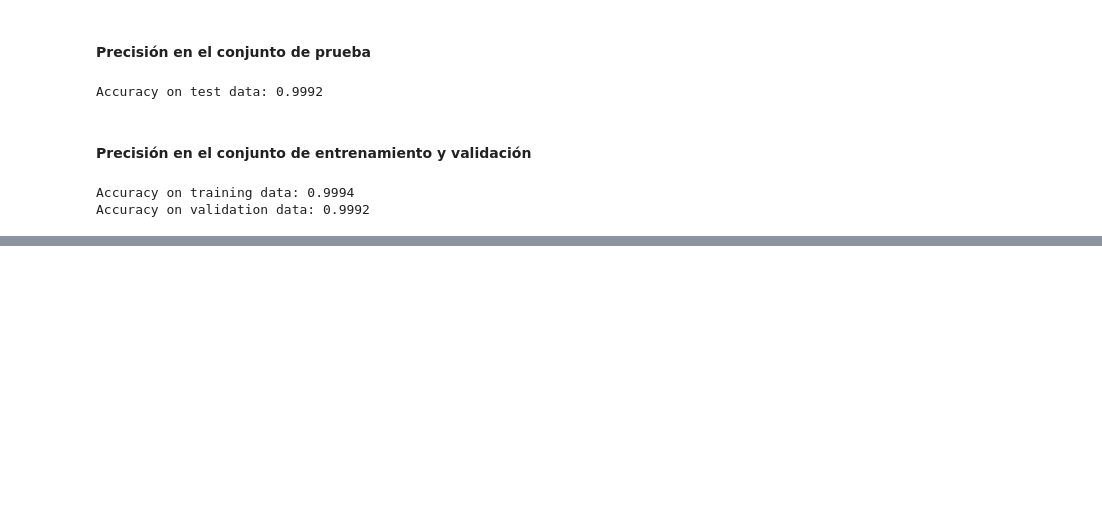
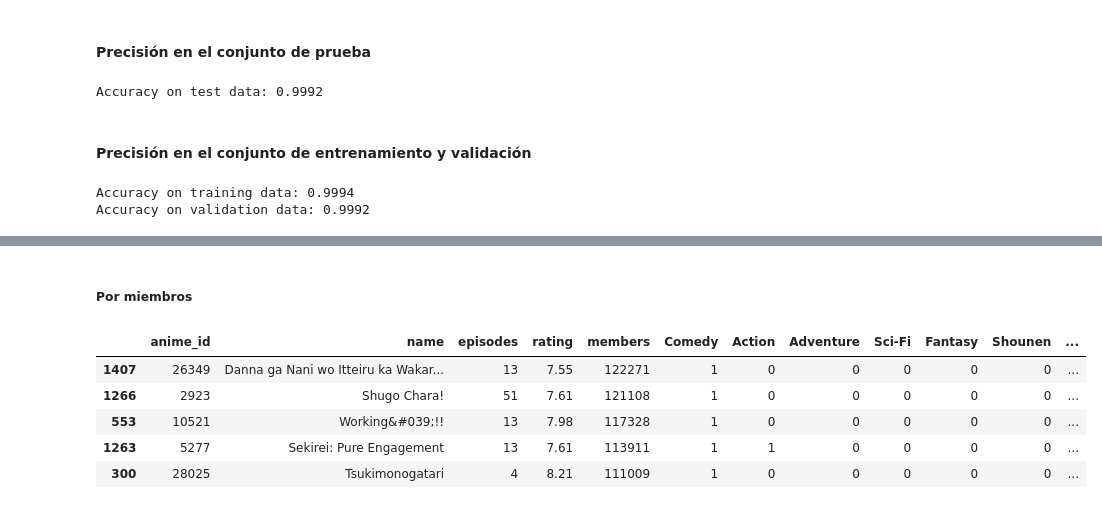
Before and after one commit to 1KVueltasAlCampo/AI-anime-recomendation, a Jupyter notebook: 2daEntrega/Codigo/EDARecomendacionAnime.ipynb, the cells around one changed output, grey strips where cells are left out. Cells and saved outputs as stored; diff of their text form; code cells hidden in the pictures; blank space fills up the shorter version.

```diff
--- a/2daEntrega/Codigo/EDARecomendacionAnime.ipynb
+++ b/2daEntrega/Codigo/EDARecomendacionAnime.ipynb
@@ -658,0 +714,12 @@ Accuracy on validation data: 0.9992
+# %% [markdown]
+##### Por miembros
+# %%
+members_df_series_by_7 = df_series_by_7.sort_values(by='members', ascending=False)
+members_df_series_by_7.head(5)
+# %% [output]
+|  | anime_id | name | episodes | rating | members | Comedy | Action | Adventure | Sci-Fi | Fantasy | Shounen | ... |
+| 1407 | 26349 | Danna ga Nani wo Itteiru ka Wakar... | 13 | 7.55 | 122271 | 1 | 0 | 0 | 0 | 0 | 0 | ... |
+| 1266 | 2923 | Shugo Chara! | 51 | 7.61 | 121108 | 1 | 0 | 0 | 0 | 0 | 0 | ... |
+| 553 | 10521 | Working&#039;!! | 13 | 7.98 | 117328 | 1 | 0 | 0 | 0 | 0 | 0 | ... |
+| 1263 | 5277 | Sekirei: Pure Engagement | 13 | 7.61 | 113911 | 1 | 1 | 0 | 0 | 0 | 0 | ... |
+| 300 | 28025 | Tsukimonogatari | 4 | 8.21 | 111009 | 1 | 0 | 0 | 0 | 0 | 0 | ... |
```
Also changed, not shown: parts of 31 cells of this notebook.
